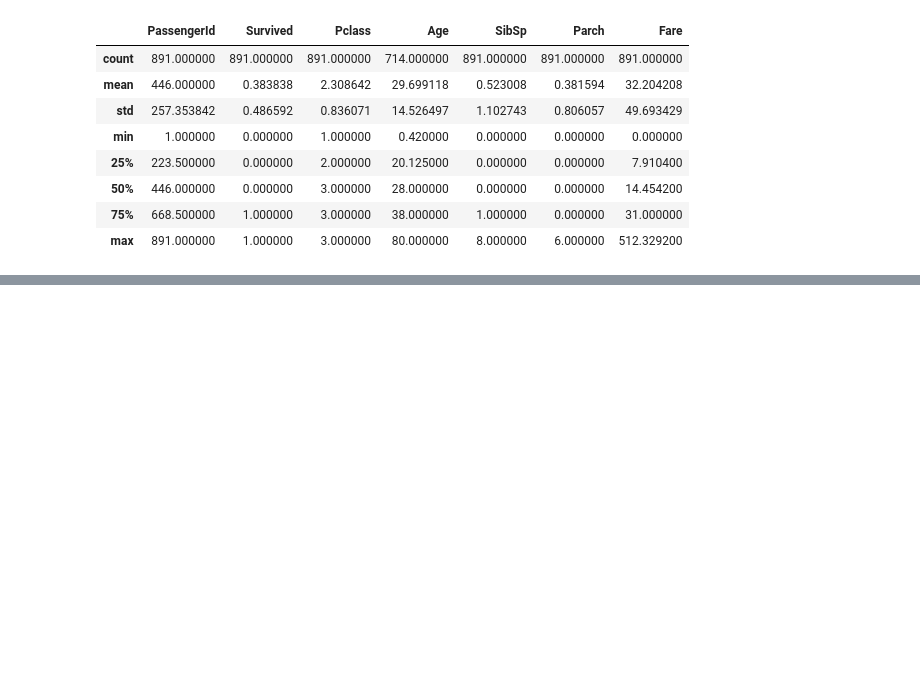
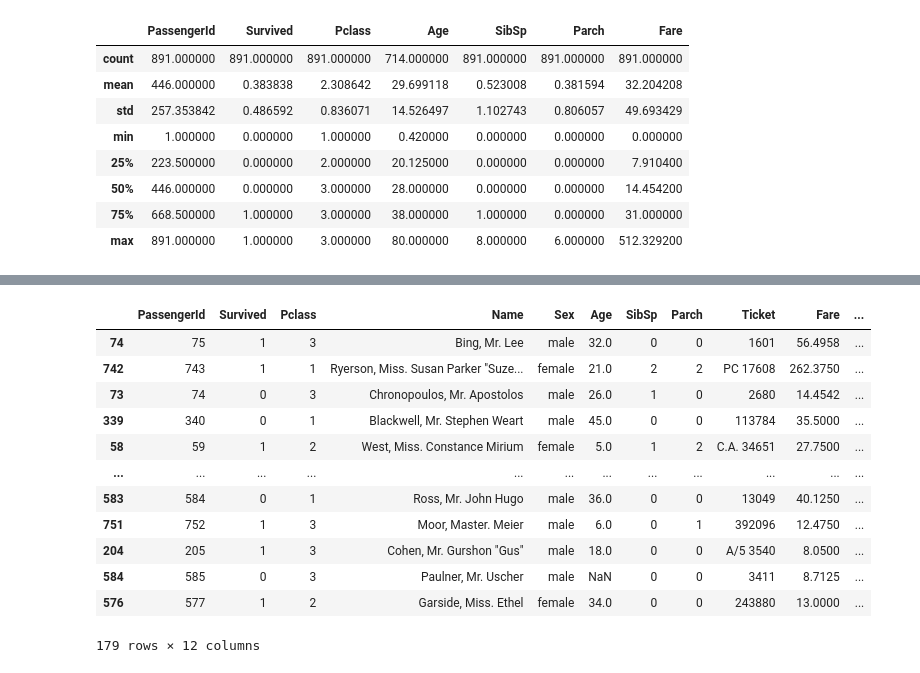
Before and after one commit to Himanshukumar56/Titanic-Survival-Prediction-model, a Jupyter notebook: main.ipynb, the cells around one changed output, grey strips where cells are left out. Drawn from its saved outputs; the diff is of its cells as text; code cells hidden in the pictures; blank space fills up the shorter version.

```diff
--- a/main.ipynb
+++ b/main.ipynb
@@ -43,0 +57,16 @@ titanic_data.describe()
+# %%
+strat_test_set
+# %% [output]
+|  | PassengerId | Survived | Pclass | Name | Sex | Age | SibSp | Parch | Ticket | Fare | ... |
+| 74 | 75 | 1 | 3 | Bing, Mr. Lee | male | 32.0 | 0 | 0 | 1601 | 56.4958 | ... |
+| 742 | 743 | 1 | 1 | Ryerson, Miss. Susan Parker "Suze... | female | 21.0 | 2 | 2 | PC 17608 | 262.3750 | ... |
+| 73 | 74 | 0 | 3 | Chronopoulos, Mr. Apostolos | male | 26.0 | 1 | 0 | 2680 | 14.4542 | ... |
+| 339 | 340 | 0 | 1 | Blackwell, Mr. Stephen Weart | male | 45.0 | 0 | 0 | 113784 | 35.5000 | ... |
+| 58 | 59 | 1 | 2 | West, Miss. Constance Mirium | female | 5.0 | 1 | 2 | C.A. 34651 | 27.7500 | ... |
+| ... | ... | ... | ... | ... | ... | ... | ... | ... | ... | ... | ... |
+| 583 | 584 | 0 | 1 | Ross, Mr. John Hugo | male | 36.0 | 0 | 0 | 13049 | 40.1250 | ... |
+| 751 | 752 | 1 | 3 | Moor, Master. Meier | male | 6.0 | 0 | 1 | 392096 | 12.4750 | ... |
+| 204 | 205 | 1 | 3 | Cohen, Mr. Gurshon "Gus" | male | 18.0 | 0 | 0 | A/5 3540 | 8.0500 | ... |
+| 584 | 585 | 0 | 3 | Paulner, Mr. Uscher | male | NaN | 0 | 0 | 3411 | 8.7125 | ... |
+| 576 | 577 | 1 | 2 | Garside, Miss. Ethel | female | 34.0 | 0 | 0 | 243880 | 13.0000 | ... |
+179 rows × 12 columns
```
Also changed, not shown: parts of 8 cells of this notebook.
